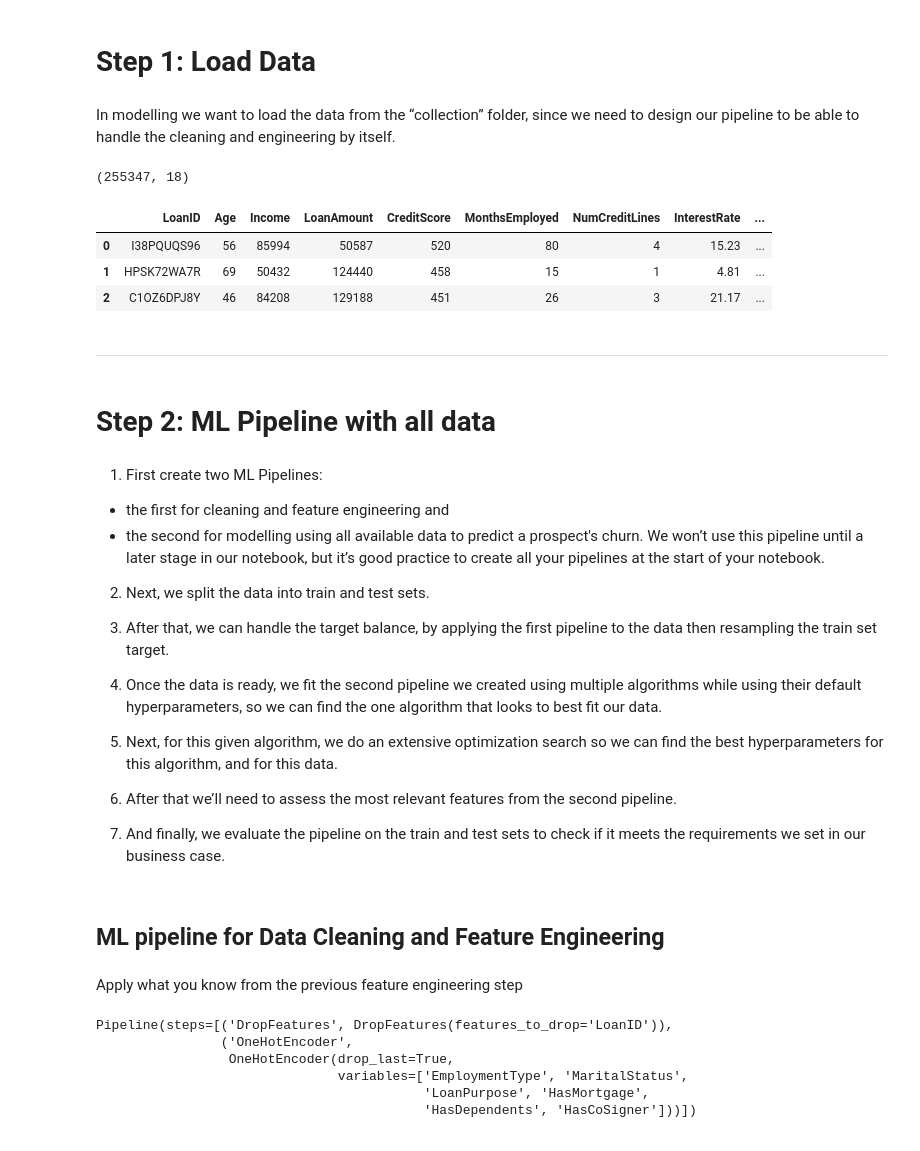
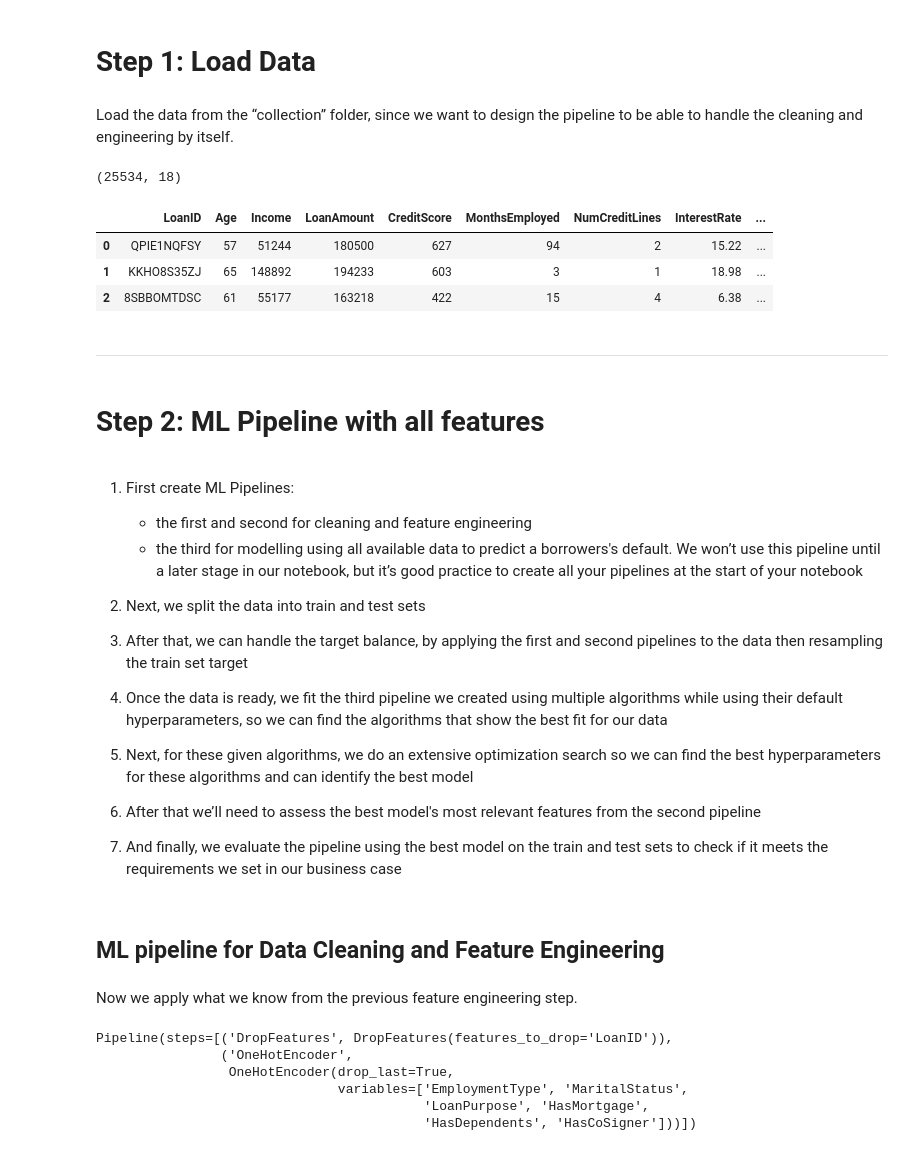
Before and after one commit to kathrinmzl/LoanGuard, a Jupyter notebook: jupyter_notebooks/06_Model_PredictDefault.ipynb, the cells around one changed output. Cells and saved outputs as stored; diff of their text form; code cells hidden in the pictures.

```diff
--- a/jupyter_notebooks/06_Model_PredictDefault.ipynb
+++ b/jupyter_notebooks/06_Model_PredictDefault.ipynb
@@ -49,51 +49,44 @@ You set a new current directory: c:\Users\kathr\Nextcloud\Dokumente\Karriere\Pro
 # %% [markdown]
 # Step 1: Load Data
 # %% [markdown]
-In modelling we want to load the data from the “collection” folder,
-since we need to design our pipeline to be able to handle the cleaning and engineering by itself.
+Load the data from the “collection” folder, since we want to design the pipeline to be able to handle the cleaning and engineering by itself.
 # %%
 import numpy as np
 import pandas as pd
-df = (pd.read_csv("outputs/datasets/collection/LoanDefaultData.csv")  )
+df = pd.read_csv("outputs/datasets/collection/LoanDefaultData.csv")
 
 print(df.shape)
 df.head(3)
 # %% [output]
-(255347, 18)
+(25534, 18)
 |  | LoanID | Age | Income | LoanAmount | CreditScore | MonthsEmployed | NumCreditLines | InterestRate | ... |
-| 0 | I38PQUQS96 | 56 | 85994 | 50587 | 520 | 80 | 4 | 15.23 | ... |
-| 1 | HPSK72WA7R | 69 | 50432 | 124440 | 458 | 15 | 1 | 4.81 | ... |
-| 2 | C1OZ6DPJ8Y | 46 | 84208 | 129188 | 451 | 26 | 3 | 21.17 | ... |
+| 0 | QPIE1NQFSY | 57 | 51244 | 180500 | 627 | 94 | 2 | 15.22 | ... |
+| 1 | KKHO8S35ZJ | 65 | 148892 | 194233 | 603 | 3 | 1 | 18.98 | ... |
+| 2 | 8SBBOMTDSC | 61 | 55177 | 163218 | 422 | 15 | 4 | 6.38 | ... |
 # %% [markdown]
 ---
 # %% [markdown]
-# Step 2: ML Pipeline with all data
+# Step 2: ML Pipeline with all features
 # %% [markdown]
-1. First create two ML Pipelines:
-* the first for cleaning and feature engineering and
-* the second for
-modelling using all available data to predict a prospect's churn. We won’t use this pipeline until a later stage in our notebook,
-but it’s good practice to create all your pipelines at the start of your notebook.
+1. First create ML Pipelines:
+    * the first and second for cleaning and feature engineering
+    * the third for modelling using all available data to predict a borrowers's default. We won’t use this pipeline until a later stage in our notebook, but it’s good practice to create all your pipelines at the start of your notebook
 
-2. Next, we split the data into train and test sets.
+2. Next, we split the data into train and test sets
 
-3. After that, we can handle the target balance,
-by applying the first pipeline to the data then resampling the train set target.
+3. After that, we can handle the target balance, by applying the first and second pipelines to the data then resampling the train set target
 
-4. Once the data is ready, we fit the second pipeline we created using multiple algorithms while using
-their default hyperparameters, so we can find the one algorithm that looks to best fit our data.
+4. Once the data is ready, we fit the third pipeline we created using multiple algorithms while using their default hyperparameters, so we can find the algorithms that show the best fit for our data
 
-5. Next, for this given algorithm, we do an extensive optimization search
-so we can find the best hyperparameters for this algorithm, and for this data.
+5. Next, for these given algorithms, we do an extensive optimization search so we can find the best hyperparameters for these algorithms and can identify the best model
 
-6. After that we’ll need to assess the most relevant features from the second pipeline.
+6. After that we’ll need to assess the best model's most relevant features from the second pipeline
 
-7. And finally, we evaluate the pipeline on the train and test sets to check if it meets
-the requirements we set in our business case.
+7. And finally, we evaluate the pipeline using the best model on the train and test sets to check if it meets the requirements we set in our business case
 # %% [markdown]
 ## ML pipeline for Data Cleaning and Feature Engineering
 # %% [markdown]
-Apply what you know from the previous feature engineering step
+Now we apply what we know from the previous feature engineering step.
 # %%
 from sklearn.pipeline import Pipeline
 
```
Also changed, not shown: parts of 59 cells of this notebook.
